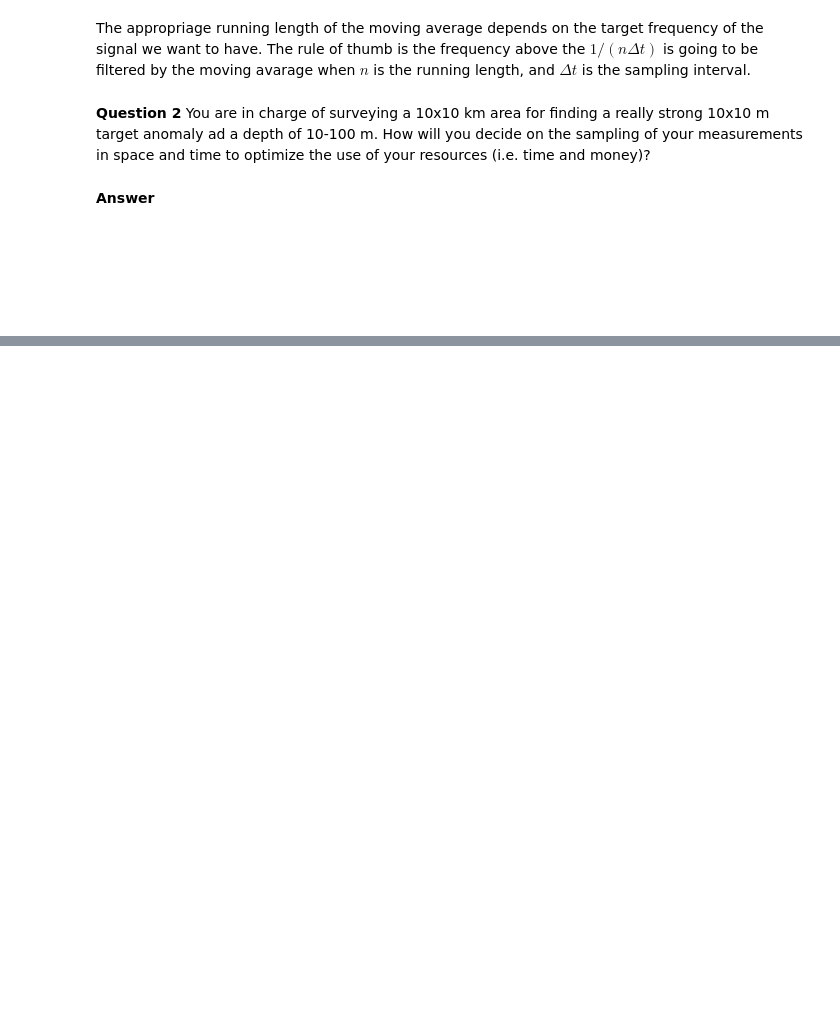
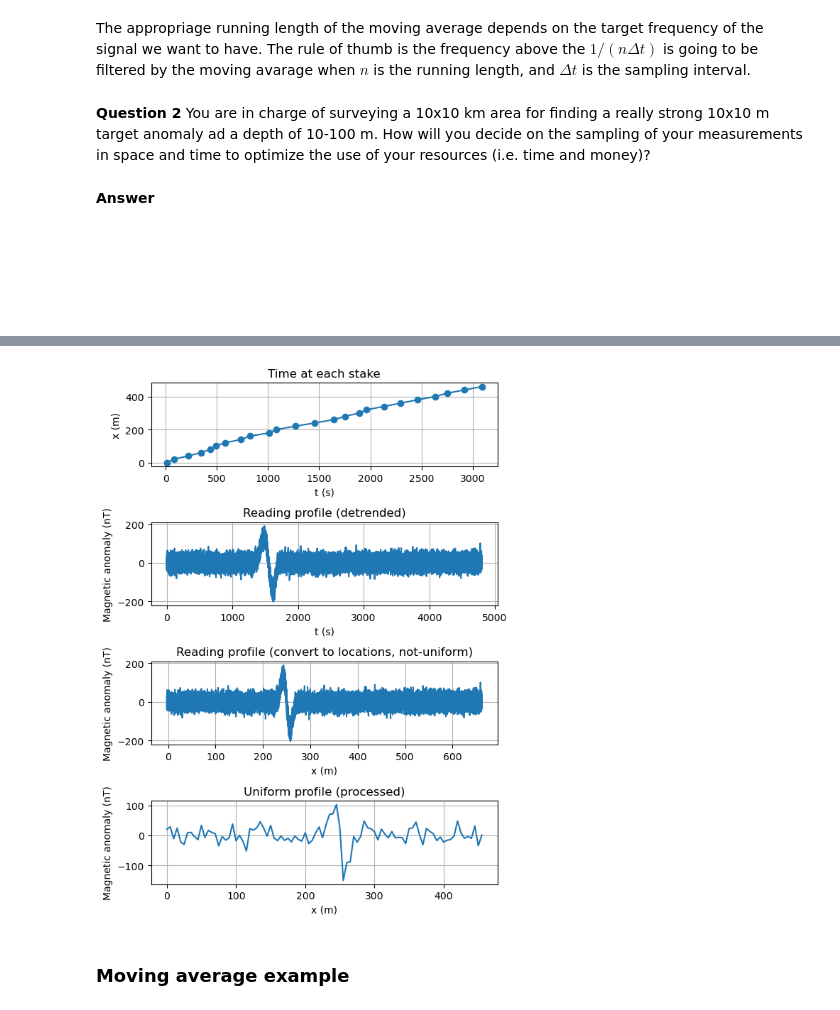
Before and after one commit to globalseismology/avni-courses.solid-earth-fundamentals, a Jupyter notebook: Field_Trip_2_Geophysics/Field_Geophysics.ipynb, the cells around one changed output, grey strips where cells are left out. Cells and saved outputs as stored; diff of their text form; code cells hidden in the pictures; blank space fills up the shorter version.

Commit message:
SP Examples on how to process the data from magnetic field measurement

```diff
--- a/Field_Trip_2_Geophysics/Field_Geophysics.ipynb
+++ b/Field_Trip_2_Geophysics/Field_Geophysics.ipynb
@@ -721,0 +847,36 @@ The appropriage running length of the moving average depends on the target frequ
+# %%
+plt.figure(figsize=[6,8], dpi=100)
+plt.subplot(4,1,1)
+plt.plot(t_stakes,x_stakes, '-o')
+plt.xlabel('t (s)')
+plt.ylabel('x (m)')
+plt.grid()
+plt.title('Time at each stake')
+
+plt.subplot(4,1,2)
+plt.plot(t_reading, B_reading)
+plt.xlabel('t (s)')
+plt.ylabel('Magnetic anomaly (nT)')
+plt.grid()
+plt.title('Reading profile (detrended)')
+
+plt.subplot(4,1,3)
+plt.plot(x_reading, B_reading)
+plt.xlabel('x (m)')
+plt.ylabel('Magnetic anomaly (nT)')
+plt.grid()
+plt.title('Reading profile (convert to locations, not-uniform)')
+
+plt.subplot(4,1,4)
+plt.plot(x_uniform, B_uniform)
+plt.grid()
+plt.xlabel('x (m)')
+plt.ylabel('Magnetic anomaly (nT)')
+plt.title('Uniform profile (processed)')
+
+plt.tight_layout()
+plt.show()
+# %% [output]
+[figure, added]
+# %% [markdown]
+### Moving average example
```
Also changed, not shown: parts of 8 cells of this notebook, 3 other files.
